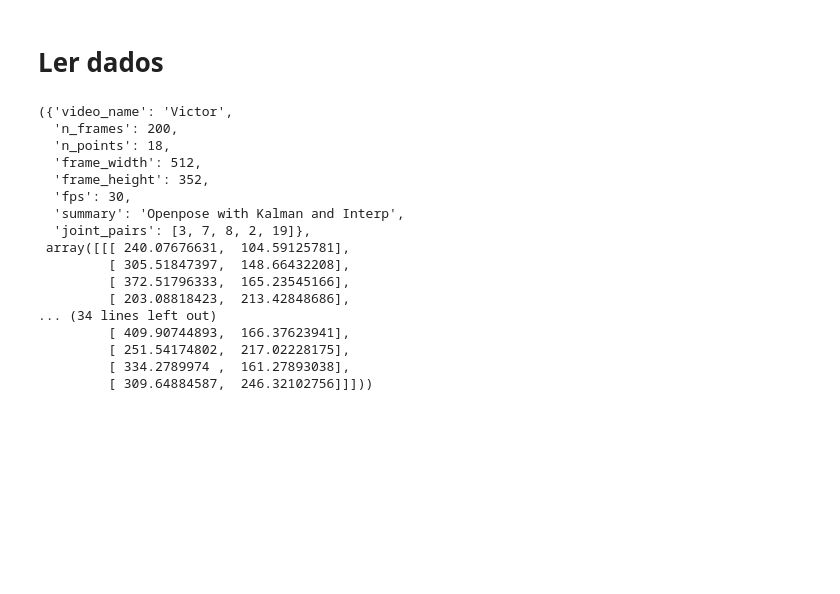
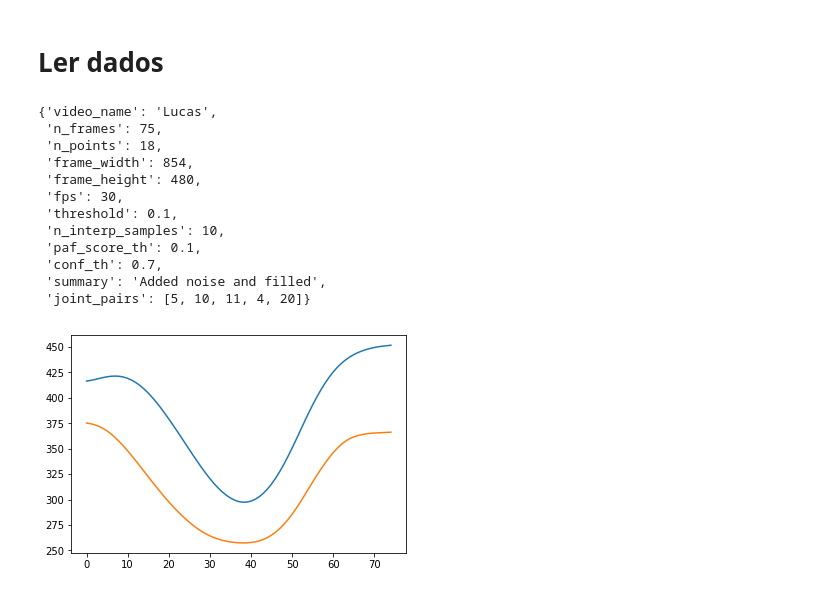
Before and after one commit to victormacedo10/TCC_Biomec, a Jupyter notebook: notebooks/Data_analysis.ipynb, the cells around one changed output. Saved outputs shown, nothing was run; the diff lists cells and outputs as text; code cells hidden in the pictures; blank space fills up the shorter version.

```diff
--- a/notebooks/Data_analysis.ipynb
+++ b/notebooks/Data_analysis.ipynb
@@ -28,24 +21,36 @@ from visualizations import *
 # %% [markdown]
 # Ler dados
 # %%
-data = readAllFramesDATA("../Data/Victor/Victor_OPK.data")
+data = readAllFramesDATA("../Data/Lucas/Lucas_FN.data")
 # %%
-data
+data[0]
 # %% [output]
-({'video_name': 'Victor',
-  'n_frames': 200,
-  'n_points': 18,
-  'frame_width': 512,
-  'frame_height': 352,
-  'fps': 30,
-  'summary': 'Openpose with Kalman and Interp',
-  'joint_pairs': [3, 7, 8, 2, 19]},
- array([[[ 240.07676631,  104.59125781],
-         [ 305.51847397,  148.66432208],
-         [ 372.51796333,  165.23545166],
-         [ 203.08818423,  213.42848686],
-... (34 lines left out)
-         [ 409.90744893,  166.37623941],
-         [ 251.54174802,  217.02228175],
-         [ 334.2789974 ,  161.27893038],
-         [ 309.64884587,  246.32102756]]]))
+{'video_name': 'Lucas',
+ 'n_frames': 75,
+ 'n_points': 18,
+ 'frame_width': 854,
+ 'frame_height': 480,
+ 'fps': 30,
+ 'threshold': 0.1,
+ 'n_interp_samples': 10,
+ 'paf_score_th': 0.1,
+ 'conf_th': 0.7,
+ 'summary': 'Added noise and filled',
+ 'joint_pairs': [5, 10, 11, 4, 20]}
+# %%
+keypoints = data[1]
+# %%
+elbow = keypoints[:, 1, :]
+elbow_f = np.copy(elbow)
+elbow_f[:, 0], elbow_f[:, 1] = kalmanFilter(elbow)
+np.savetxt('Data_3_Cotovelo.txt', elbow_f, delimiter=',')
+knee = keypoints[:, 4, :]
+knee_f = np.copy(elbow)
+knee_f[:, 0], knee_f[:, 1] = kalmanFilter(knee)
+np.savetxt('Data_3_Joelho.txt', knee_f, delimiter=',')
+# %%
+plt.figure()
+plt.plot(knee_f)
+plt.show()
+# %% [output]
+[figure, added]
```
Also changed, not shown: parts of 4 cells of this notebook, 13 other files.
